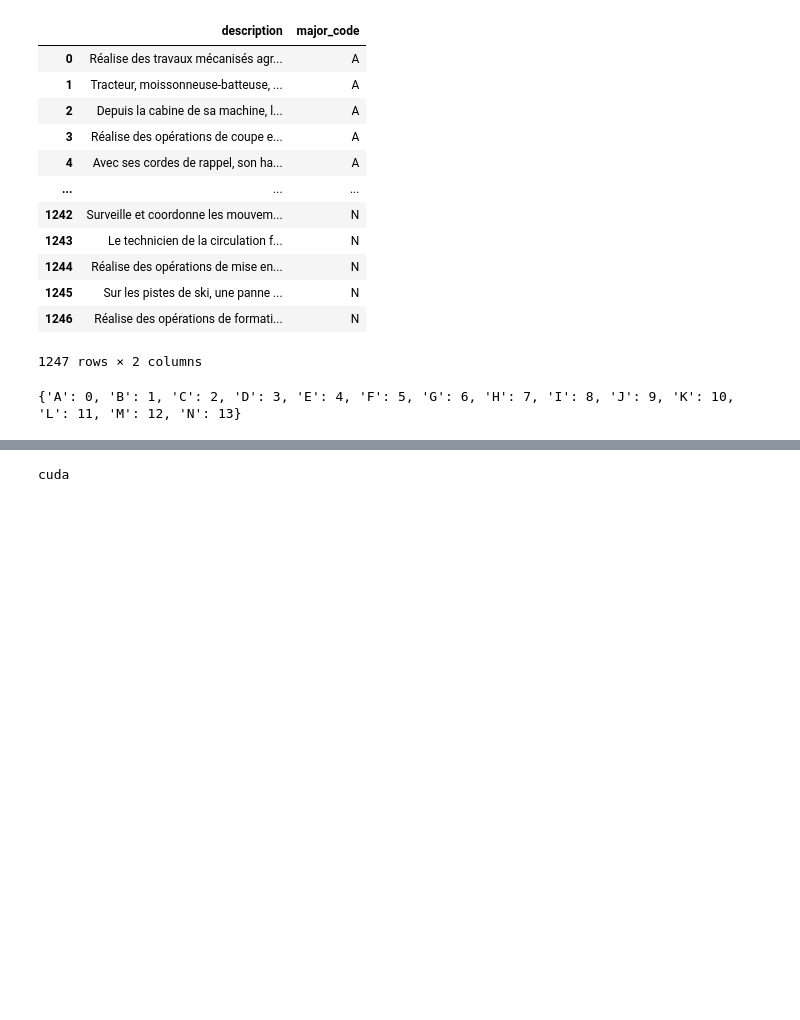
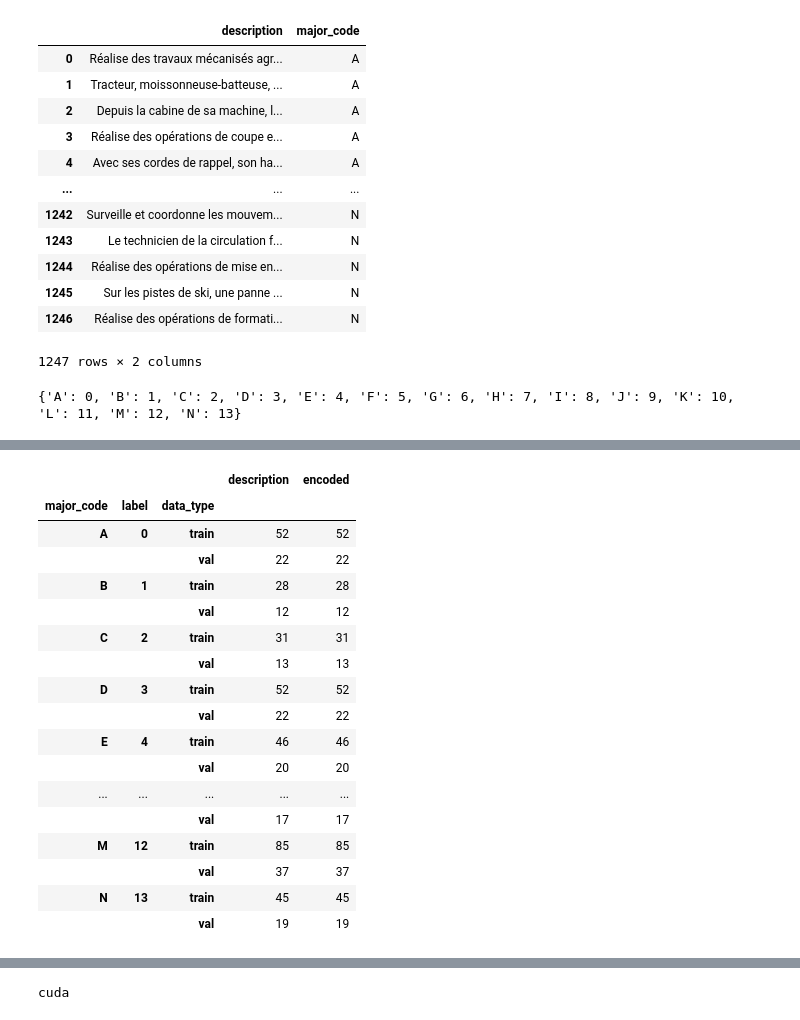
Before and after one commit to ARKEnsae/JobDomainPrediction_NLP, a Jupyter notebook: Prévision_catégorie_métier_ROME.ipynb, the cells around one changed output, grey strips where cells are left out. Saved outputs shown, nothing was run; the diff lists cells and outputs as text; code cells hidden in the pictures; blank space fills up the shorter version.

```diff
--- a/Prévision_catégorie_métier_ROME.ipynb
+++ b/Prévision_catégorie_métier_ROME.ipynb
@@ -862,3 +834,35 @@ X_train, X_valid, y_train, y_valid = train_test_split(X, y,
+# %%
+X_tr, X_val, y_train, y_valid = train_test_split(data_lstm.index.values,
+                                                  data_lstm.label.values,
+                                                  test_size=0.3,
+                                                  random_state=seed_val,
+                                                  stratify=data_lstm.label.values)
+
+data_lstm['data_type'] = 'not_set'
+data_lstm.loc[X_tr, 'data_type'] = 'train'
+data_lstm.loc[X_val, 'data_type'] = 'val'
+X_train = list(data_lstm.loc[X_tr,'encoded'])
+X_valid = list(data_lstm.loc[X_val,'encoded'])
+data_lstm.groupby(['major_code', 'label', 'data_type']).count()
+# %% [output]
+|  |  |  | description | encoded |
+| major_code | label | data_type |  |  |
+| A | 0 | train | 52 | 52 |
+|  |  | val | 22 | 22 |
+| B | 1 | train | 28 | 28 |
+|  |  | val | 12 | 12 |
+| C | 2 | train | 31 | 31 |
+|  |  | val | 13 | 13 |
+| D | 3 | train | 52 | 52 |
+|  |  | val | 22 | 22 |
+| E | 4 | train | 46 | 46 |
+|  |  | val | 20 | 20 |
+| ... | ... | ... | ... | ... |
+|  |  | val | 17 | 17 |
+| M | 12 | train | 85 | 85 |
+|  |  | val | 37 | 37 |
+| N | 13 | train | 45 | 45 |
+|  |  | val | 19 | 19 |
 # %%
 class DescriptionDataset(Dataset):
     def __init__(self, X, Y):
```
Also changed, not shown: parts of 141 cells of this notebook.
